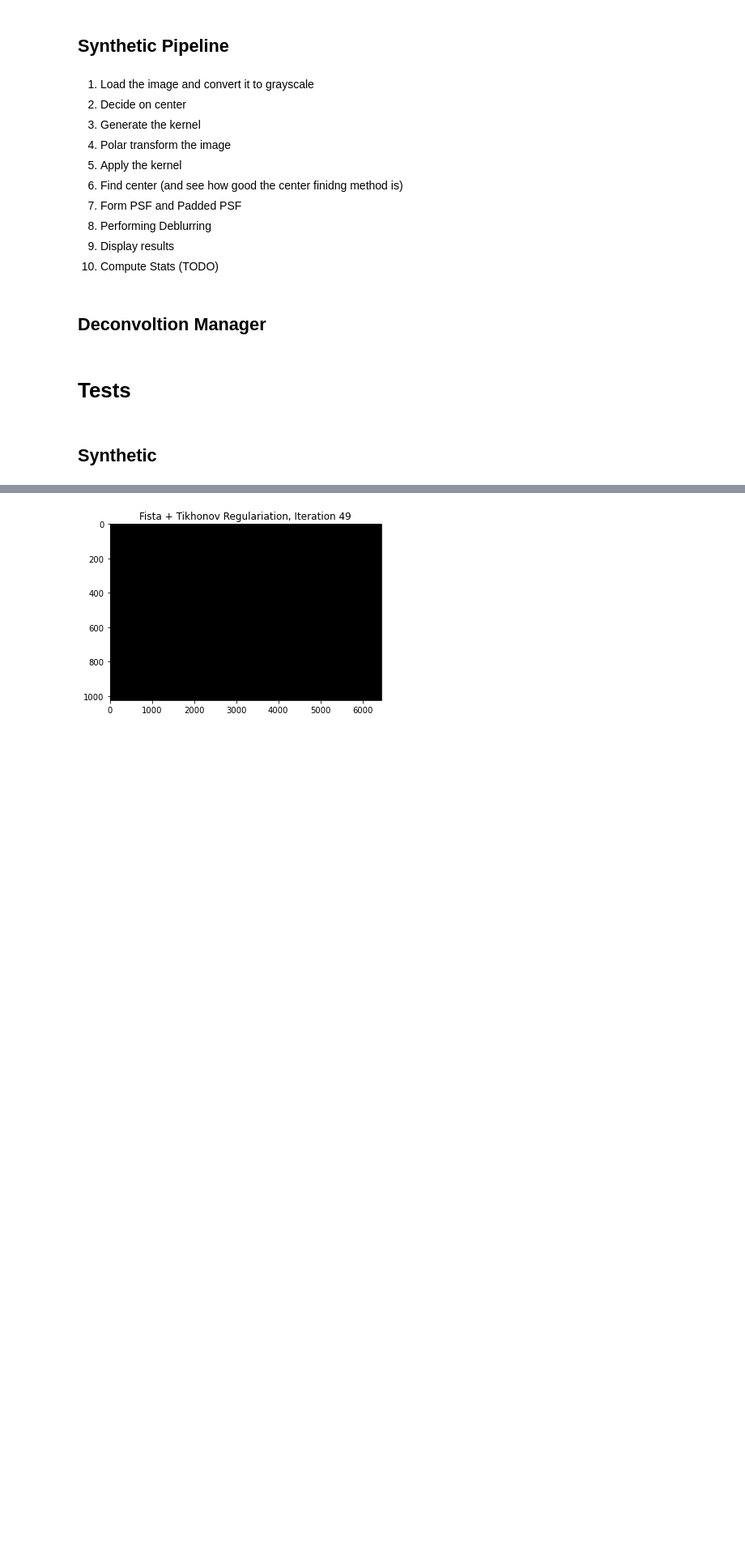
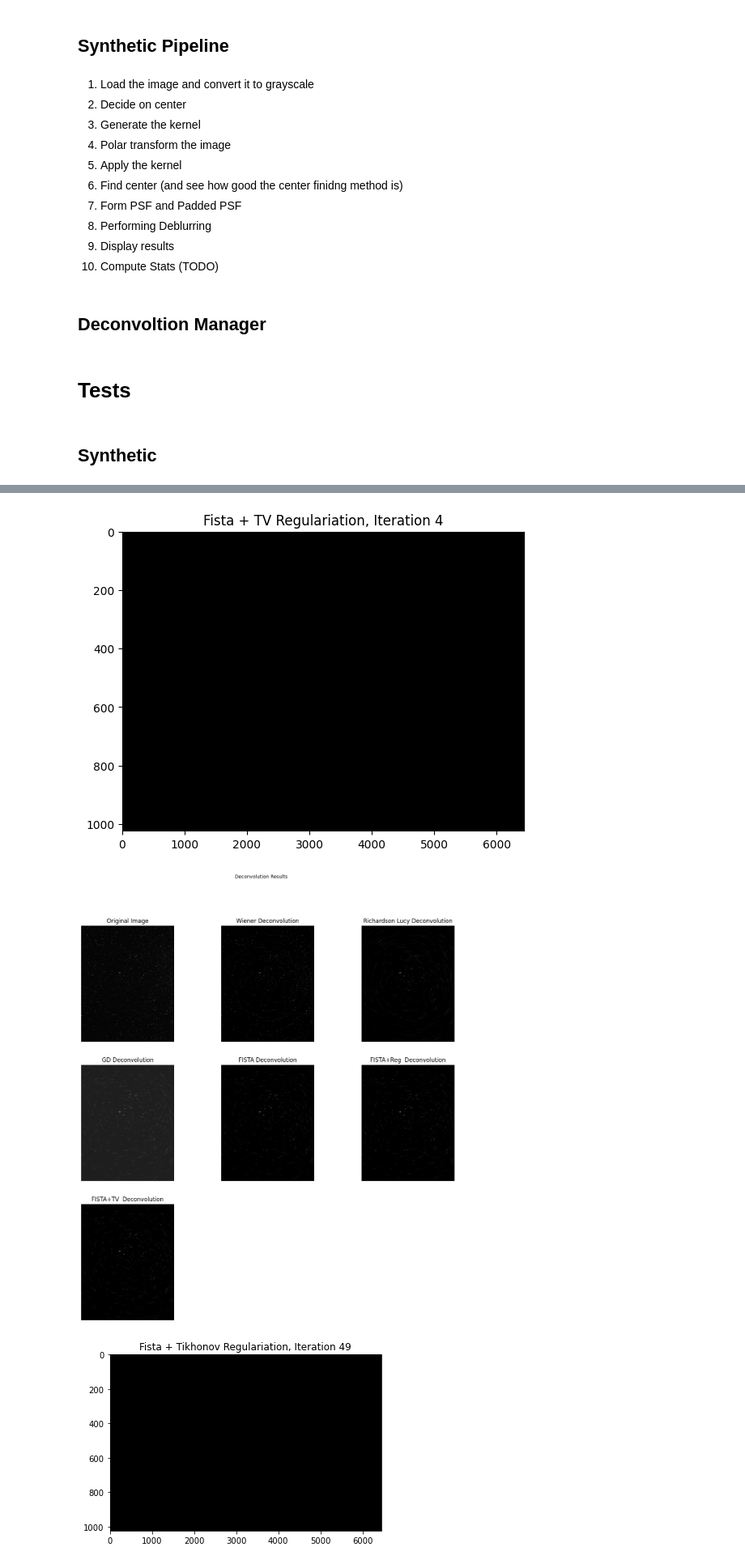
Before and after one commit to GSNikhil/star-trail-removal, a Jupyter notebook: main.ipynb, the cells around one changed output, grey strips where cells are left out. Shown at 81% size. Cells and saved outputs as stored; diff of their text form; code cells hidden in the pictures; blank space fills up the shorter version.

```diff
--- a/main.ipynb
+++ b/main.ipynb
@@ -320,7 +320,7 @@ def gd_fista(meas, pad_psf, n_iters=500, mu=1):
 # %% [markdown]
 ## FISTA + Regularization
 # %%
-def gd_fista_tikhonov_reg(meas, pad_psf, n_iters=500, mu=1):
+def gd_fista_tikhonov_reg(meas, pad_psf, n_iters=500, mu=1, lamda=0.00005):
     M, N = meas.shape
 
     ## Function to compute gradient for the Tikhonov Regulariation Term.
@@ -334,7 +334,7 @@ def gd_fista_tikhonov_reg(meas, pad_psf, n_iters=500, mu=1):
     y_k = np.zeros((2*M, 2*N))
     z_k = np.zeros((2*M, 2*N))
     mu = 1   #Step size
-    lamda = 0.00005 # Step Size for regularizer
+    # lamda = 0.00005 # Step Size for regularizer
 
     delta_x = np.zeros_like(x_k)
     # Initialize plotting
@@ -556,50 +609,58 @@ def perform_deconvolution(polar_img: np.ndarray, psf:np.ndarray, pad_psf: np.nda
     gd_out = vanilla_gd(polar_img, pad_psf, n_iters=iterations)
     fista_out = gd_fista(polar_img, pad_psf, n_iters=iterations)
     gd_fista_tikhonov_out = gd_fista_tikhonov_reg(polar_img, pad_psf, n_iters=iterations)
+    gd_fista_tv = gd_fista_total_variation_reg(polar_img, pad_psf, n_iters=iterations, lamda=0.05)
     polar_img += polar_img.max() * 1e-5
     rl_out = restore.richardson_lucy(polar_img, kernel, num_iter=iterations)
 
     # 8. Display results
     f = plt.figure(figsize=(15, 15))
-    plt.subplot(2, 3, 1)
+    plt.subplot(3, 3, 1)
     plt.imshow(img, cmap='gray')
     plt.axis('off')
     plt.title("Original Image")
 
-    plt.subplot(2, 3, 2)
+    plt.subplot(3, 3, 2)
     wiener_out1 = contrast_stetch(wiener_out)
     wiener_recon = inverse_polar_transform(wiener_out1, center=center, output=img.shape)
     plt.title("Wiener Deconvolution")
     plt.axis('off')
     plt.imshow(wiener_recon, cmap='gray')
 
-    plt.subplot(2, 3, 3)
+    plt.subplot(3, 3, 3)
     rl_out1 = contrast_stetch(rl_out)
     rl_recon = inverse_polar_transform(rl_out1, center=center, output=img.shape)
     plt.title("Richardson Lucy Deconvolution")
     plt.axis('off')
     plt.imshow(rl_recon, cmap='gray')
 
-    plt.subplot(2, 3, 4)
+    plt.subplot(3, 3, 4)
     gd_out1 = contrast_stetch(crop(gd_out))
     gd_recon = inverse_polar_transform(gd_out1, center=center, output=img.shape)
     plt.title("GD Deconvolution")
     plt.axis('off')
     plt.imshow(gd_recon, cmap='gray')
 
-    plt.subplot(2, 3, 5)
+    plt.subplot(3, 3, 5)
     fista_out1 = contrast_stetch(crop(fista_out))
     fista_recon = inverse_polar_transform(fista_out1, center=center, output=img.shape)
     plt.title("FISTA Deconvolution")
     plt.axis('off')
     plt.imshow(fista_recon, cmap='gray')
 
-    plt.subplot(2, 3, 6)
+    plt.subplot(3, 3, 6)
     gd_fista_tikhonov_out1 = contrast_stetch(crop(gd_fista_tikhonov_out))
     gd_fista_tikhonov_recon = inverse_polar_transform(gd_fista_tikhonov_out1, center=center, output=img.shape)
     plt.title("FISTA+Reg  Deconvolution")
     plt.axis('off')
     plt.imshow(gd_fista_tikhonov_recon, cmap='gray')
+
+    plt.subplot(3, 3, 7)
+    gd_fista_tv1 = contrast_stetch(crop(gd_fista_tv))
+    gd_fista_tv_recon = inverse_polar_transform(gd_fista_tv1, center=center, output=img.shape)
+    plt.title("FISTA+TV  Deconvolution")
+    plt.axis('off')
+    plt.imshow(gd_fista_tv_recon, cmap='gray')
 
     f.suptitle(f'Deconvolution Results', fontsize=10)
 
@@ -612,6 +673,7 @@ def perform_deconvolution(polar_img: np.ndarray, psf:np.ndarray, pad_psf: np.nda
     recon_images['gd_recon'] = gd_recon
     recon_images['fista_recon'] = fista_recon
     recon_images['gd_fista_tikhonov_recon'] = gd_fista_tikhonov_recon
+    recon_images['gd_fista_tv_recon'] = gd_fista_tv_recon
 
     return recon_images
 # %% [markdown]
@@ -627,7 +691,10 @@ polar_img, psf, pad_psf, center, img = preprocessing_synthetic_images("real/star
 # %%
-recon_images = perform_deconvolution(polar_img, psf, pad_psf, center, img, iterations=50)
+recon_images = perform_deconvolution(polar_img, psf, pad_psf, center, img, iterations=5)
 save_images(recon_images, res_path)
 compute_stats(img, recon_images, res_path)
+# %% [output]
+[figure, added]
+[figure, added]
 # %%
 res_path = "results/synth_10deg/"
 polar_img, psf, pad_psf, center, img = preprocessing_synthetic_images("real/stars3.jpg", th=0.2, deg=10, center=(400, 320))
```
Also changed, not shown: parts of 8 cells of this notebook.
